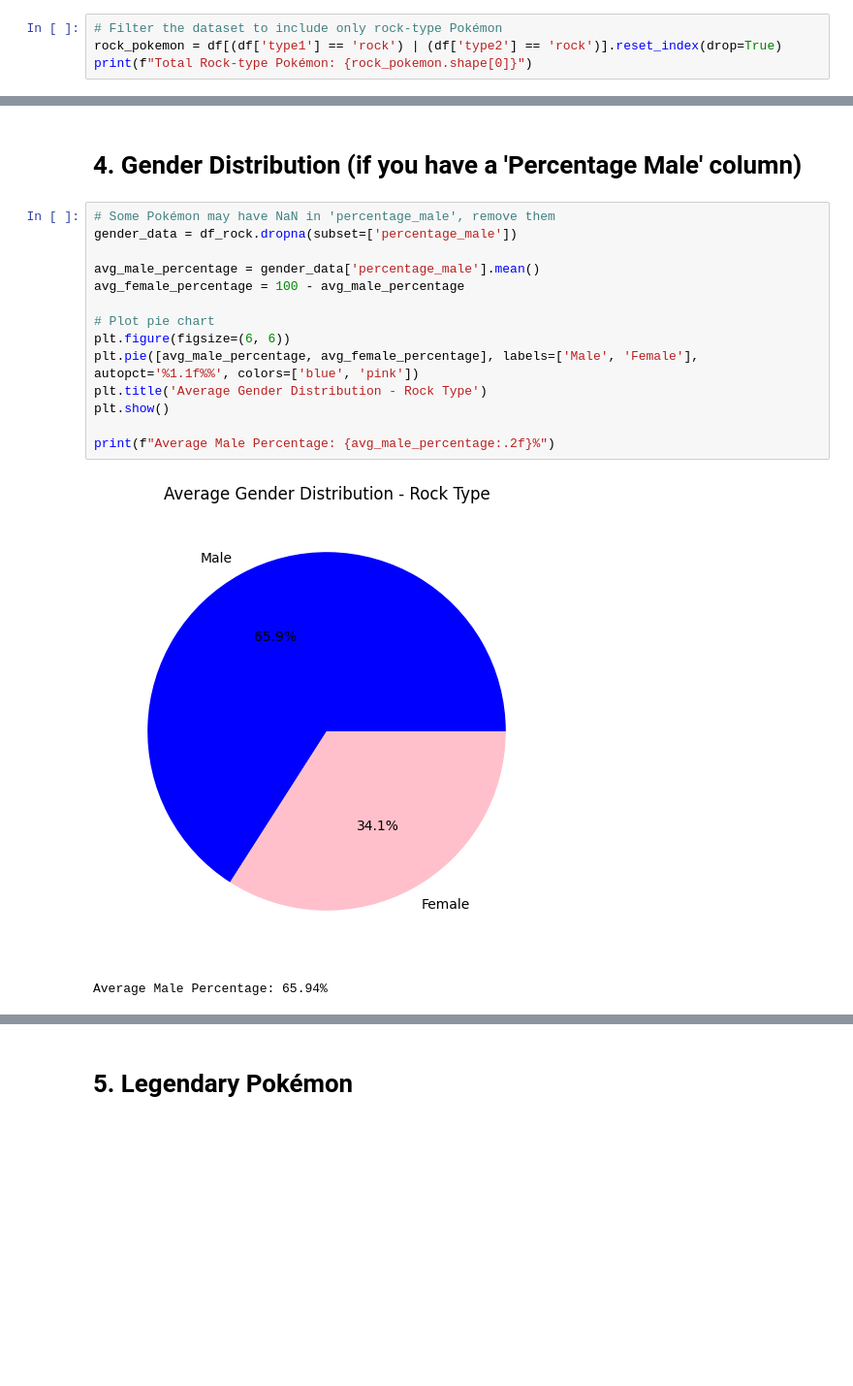
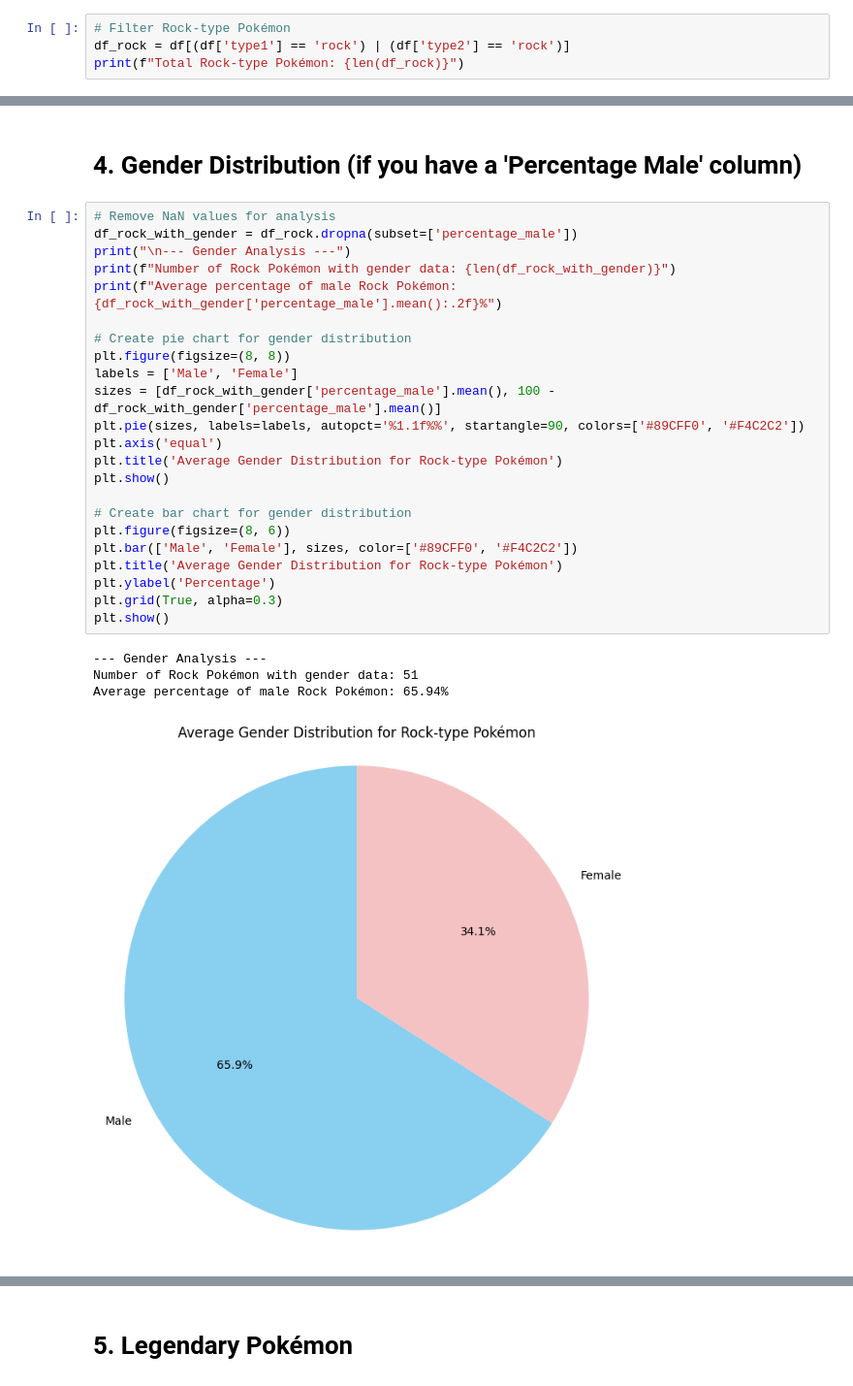
Before and after one commit to driosoft-pro/DataPokemonBattle, a Jupyter notebook: pokemon_battle_rock.ipynb, the cells around one changed output, grey strips where cells are left out. Shown at 97% size. Cells and saved outputs as stored; diff of their text form; blank space fills up the shorter version.

```diff
--- a/pokemon_battle_rock.ipynb
+++ b/pokemon_battle_rock.ipynb
@@ -80,9 +45,9 @@ print(df_rock.columns.tolist())
 # %% [markdown]
 # 1. Basic Count
 # %%
-# Filter the dataset to include only rock-type Pokémon
-rock_pokemon = df[(df['type1'] == 'rock') | (df['type2'] == 'rock')].reset_index(drop=True)
-print(f"Total Rock-type Pokémon: {rock_pokemon.shape[0]}")
+# Filter Rock-type Pokémon
+df_rock = df[(df['type1'] == 'rock') | (df['type2'] == 'rock')]
+print(f"Total Rock-type Pokémon: {len(df_rock)}")
 # %% [output]
 Total Rock-type Pokémon: 59
 # %% [markdown]
@@ -144,19 +171,30 @@ Lowest Defense Rock Pokémon: Cranidos with 40
 # %% [markdown]
 # 4. Gender Distribution (if you have a 'Percentage Male' column)
 # %%
-# Some Pokémon may have NaN in 'percentage_male', remove them
-gender_data = df_rock.dropna(subset=['percentage_male'])
+# Remove NaN values for analysis
+df_rock_with_gender = df_rock.dropna(subset=['percentage_male'])
+print("\n--- Gender Analysis ---")
+print(f"Number of Rock Pokémon with gender data: {len(df_rock_with_gender)}")
+print(f"Average percentage of male Rock Pokémon: {df_rock_with_gender['percentage_male'].mean():.2f}%")
 
-avg_male_percentage = gender_data['percentage_male'].mean()
-avg_female_percentage = 100 - avg_male_percentage
-
-# Plot pie chart
-plt.figure(figsize=(6, 6))
-plt.pie([avg_male_percentage, avg_female_percentage], labels=['Male', 'Female'], autopct='%1.1f%%', colors=['blue', 'pink'])
-plt.title('Average Gender Distribution - Rock Type')
+# Create pie chart for gender distribution
+plt.figure(figsize=(8, 8))
+labels = ['Male', 'Female']
+sizes = [df_rock_with_gender['percentage_male'].mean(), 100 - df_rock_with_gender['percentage_male'].mean()]
+plt.pie(sizes, labels=labels, autopct='%1.1f%%', startangle=90, colors=['#89CFF0', '#F4C2C2'])
+plt.axis('equal')
+plt.title('Average Gender Distribution for Rock-type Pokémon')
 plt.show()
 
-print(f"Average Male Percentage: {avg_male_percentage:.2f}%")
+# Create bar chart for gender distribution
+plt.figure(figsize=(8, 6))
+plt.bar(['Male', 'Female'], sizes, color=['#89CFF0', '#F4C2C2'])
+plt.title('Average Gender Distribution for Rock-type Pokémon')
+plt.ylabel('Percentage')
+plt.grid(True, alpha=0.3)
+plt.show()
 # %% [output]
+--- Gender Analysis ---
+Number of Rock Pokémon with gender data: 51
+Average percentage of male Rock Pokémon: 65.94%
-[figure, old version]
+[figure, new version]
-Average Male Percentage: 65.94%
```
Also changed, not shown: parts of 12 cells of this notebook, 1 other file.
